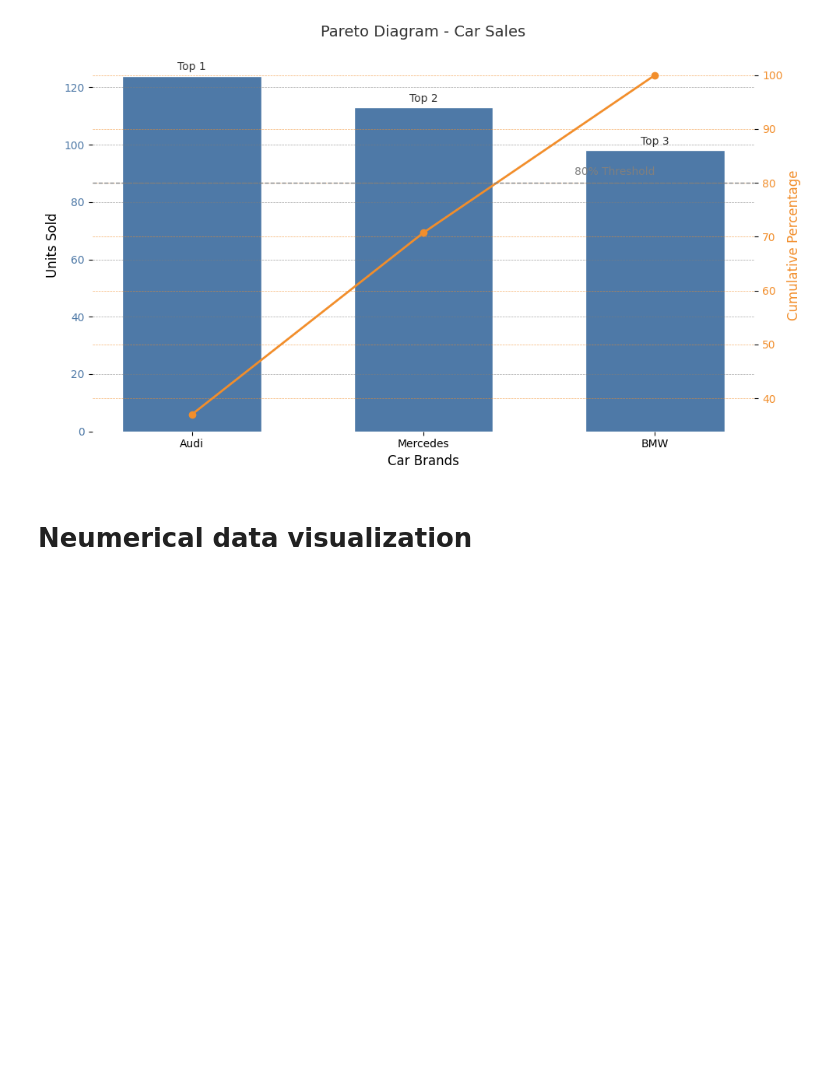
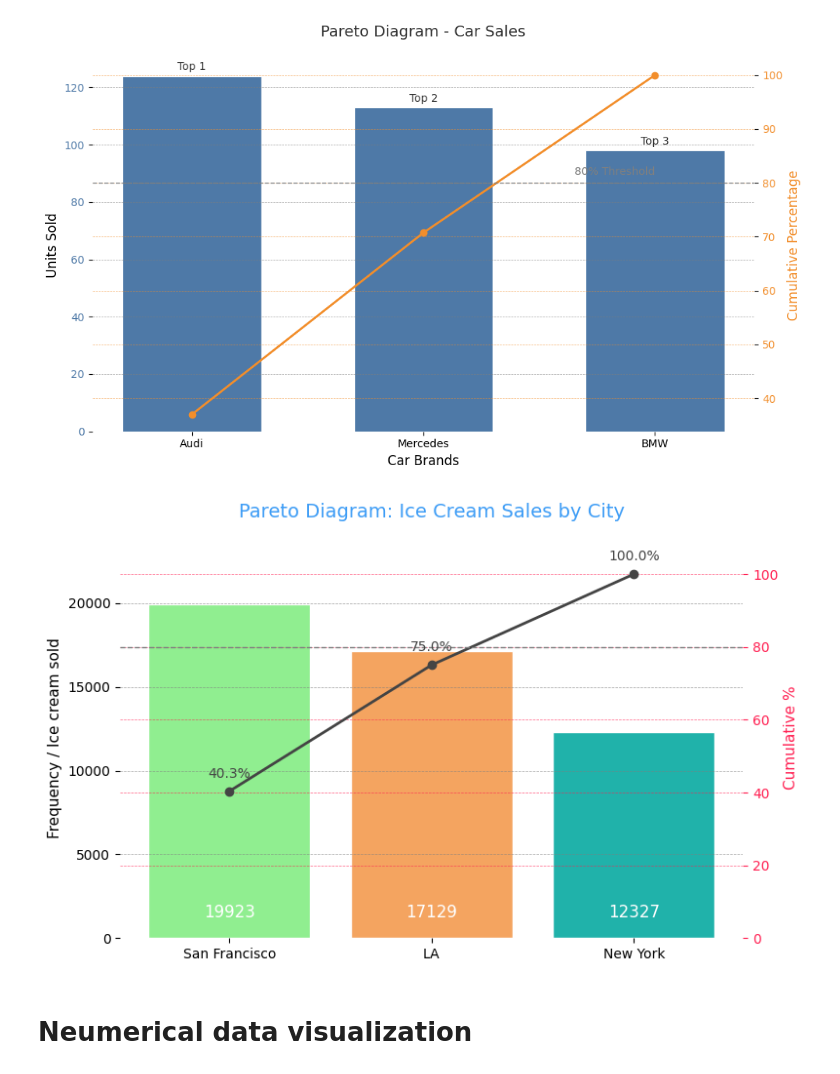
Before and after one commit to Rumaan-Kaisar/DataScience, a Jupyter notebook: Stat_ch1_dscptv/ch1_descriptive_stat.ipynb, the cells around one changed output. Drawn from its saved outputs; the diff is of its cells as text; code cells hidden in the pictures; blank space fills up the shorter version.

```diff
--- a/Stat_ch1_dscptv/ch1_descriptive_stat.ipynb
+++ b/Stat_ch1_dscptv/ch1_descriptive_stat.ipynb
@@ -219,6 +328,83 @@ plt.tight_layout()
 plt.show()
 # %% [output]
 [figure]
+# %%
+import matplotlib.pyplot as plt
+import numpy as np
+
+# Data
+city = ["New York", "LA", "San Francisco"]
+sel = [12327, 17129, 19923]
+colors = ["#20b2aa", "#f4a460", "#90ee90"]  # Same colors as pie chart
+
+# Sort data in descending order for Pareto
+sorted_indices = np.argsort(sel)[::-1]
+sorted_city = [city[i] for i in sorted_indices]
+sorted_sel = [sel[i] for i in sorted_indices]
+sorted_colors = [colors[i] for i in sorted_indices]
+
+# Cumulative percentage
+cumulative = np.cumsum(sorted_sel)
+cumulative_percent = cumulative / sum(sorted_sel) * 100
+
+# Plot
+fig, ax1 = plt.subplots(figsize=(8, 5))
+
+# Bar chart (absolute frequency)
+bars = ax1.bar(sorted_city, sorted_sel, color=sorted_colors, edgecolor="white")
+ax1.set_ylabel("Frequency / Ice cream sold", fontsize=11)
+ax1.set_ylim(0, max(sorted_sel) * 1.2)
+ax1.set_title("Pareto Diagram: Ice Cream Sales by City", fontsize=14, color="#3e9df6", pad=15)
+
+# Grid and styling
+ax1.grid(axis="y", linestyle="--", linewidth=0.5, alpha=0.7)
+for spine in ax1.spines.values():
+    spine.set_visible(False)
+
+
+# Display values bottom of bars
+for bar in bars:
+    plt.text(bar.get_x() + bar.get_width()/2, 1000,
+             str(bar.get_height()), ha="center", va="bottom", fontsize=12, color='#fff')
+
+# for bar in bars:
+#     height = bar.get_height()
+#     ax1.text(bar.get_x() + bar.get_width() / 2, height + 1000,  # <-- move label upward
+#              str(height), ha="center", va="bottom", fontsize=12, color='#444')
+
+
+
+# Line chart (cumulative %)
+ax2 = ax1.twinx()
+ax2.plot(sorted_city, cumulative_percent, color="#444", marker="o", linewidth=2)
+ax2.set_ylabel("Cumulative %", fontsize=11, color='#ff2052')
+ax2.set_ylim(0, 110)
+ax2.tick_params(axis='y', colors='#ff2052')
+
+# Add horizontal line at 80%
+ax2.axhline(80, color="gray", linestyle="--", linewidth=1)
+
+# Add data labels
+for i, val in enumerate(cumulative_percent):
+    ax2.text(i, val + 3, f"{val:.1f}%", ha='center', va='bottom', fontsize=10, color="#444")
+
+
+# Minimalist styling
+for spine in ax1.spines.values():
+    spine.set_visible(False)
+for spine in ax2.spines.values():
+    spine.set_visible(False)
+
+
+# Add Y-axis grid to bar chart axis
+ax1.grid(True, which='major', axis='y', linestyle='--', linewidth=0.5, color='gray', alpha=0.7)
+ax2.grid(True, which='major', axis='y', linestyle='--', linewidth=0.5, color='#ff2052', alpha=0.7)
+
+
+plt.tight_layout()
+plt.show()
+# %% [output]
+[figure, added]
 # %% [markdown]
 # Neumerical data visualization
 # %%
```
Also changed, not shown: parts of 4 cells of this notebook.
